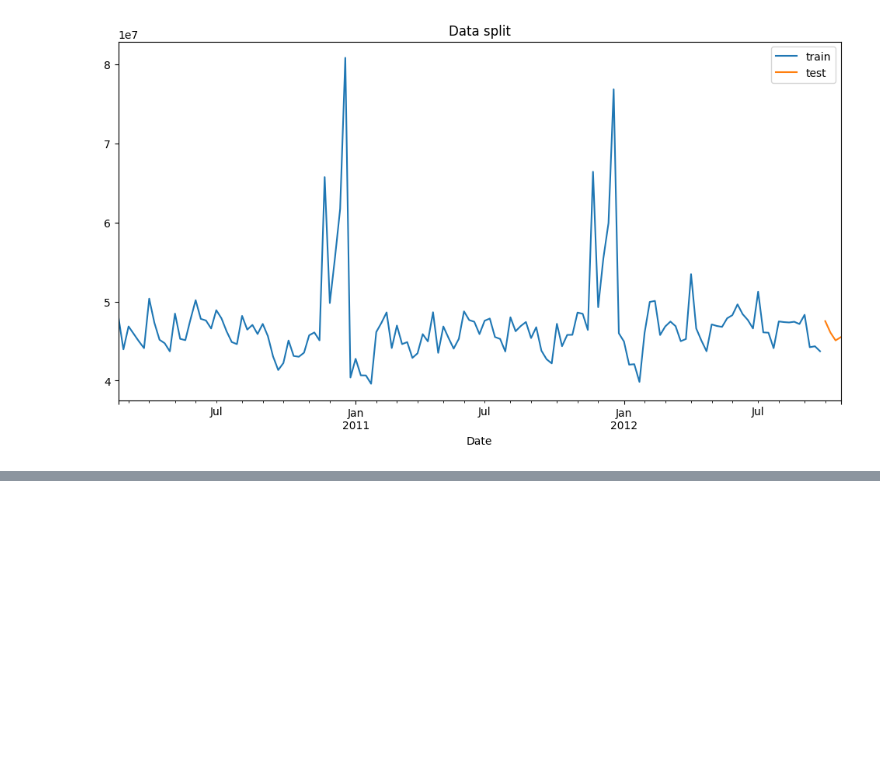
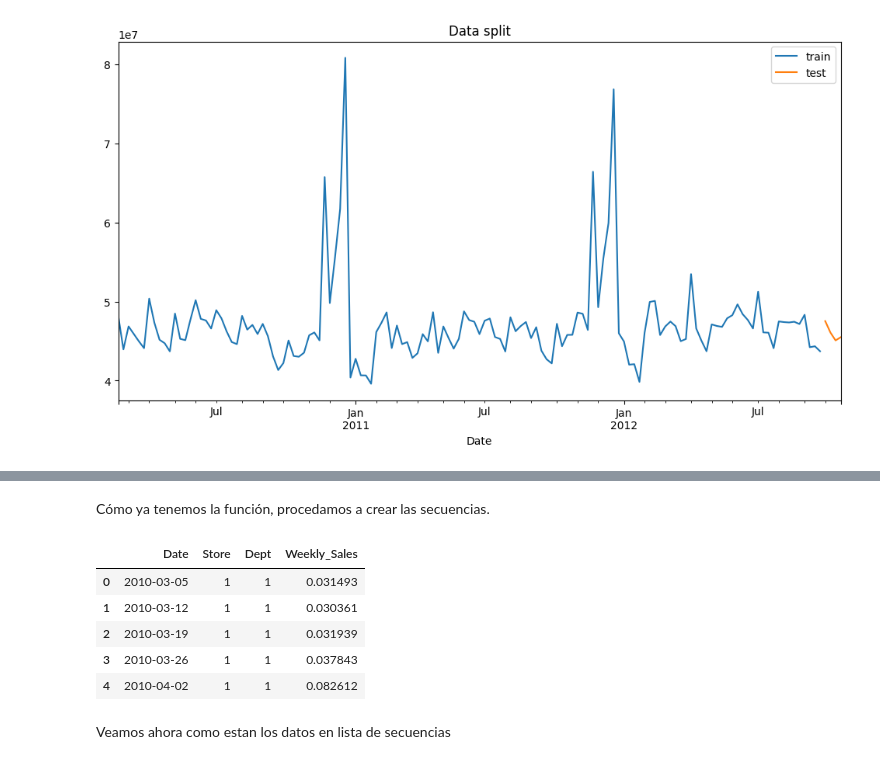
Before and after one commit to luiscxz/To_linkedIn, a Jupyter notebook: Walmart_Sales_deep_learnig.ipynb, the cells around one changed output, grey strips where cells are left out. Drawn from its saved outputs; the diff is of its cells as text; code cells hidden in the pictures; blank space fills up the shorter version.

```diff
--- a/Walmart_Sales_deep_learnig.ipynb
+++ b/Walmart_Sales_deep_learnig.ipynb
@@ -603,0 +649,38 @@ plt.show()
+# %%
+def crear_secuencia(data, time_steps,drop_cols):
+    sequecias = []
+    output_list =[]
+    for seq, df  in data.groupby(["Store","Dept"]):
+        process_df = df.reset_index(drop=True)               # Reseteamos el index del dataframe
+        features = process_df.drop(columns=drop_cols).values # Eliminamos las columnas que no se usaran como entradas
+        targets = process_df["Weekly_Sales"].values           # Columna objetivo
+        # ciclo for para crear las secuencias
+        for i in range(len(df)-time_steps):
+            feature = features[i:(i+time_steps)]             # hacemos un desplazamiento de la posición actual i + time_step
+            target = targets[i+time_steps]                   # el objetivo será el escalar qué esté en la posición i + time_steps
+            sequecias.append((feature,target))               # Guarda la secuencia y el target en una lista
+            output_list.append({
+                'Date':df.index[i+time_steps],
+                'Store':df['Store'].iloc[i+time_steps],
+                'Dept': df['Dept'].iloc[i+time_steps],
+                'Weekly_Sales': df['Weekly_Sales'].iloc[i+time_steps]
+            })
+    return sequecias, output_list
+# %% [markdown]
+Cómo ya tenemos la función, procedamos a crear las secuencias.
+# %%
+time_steps = 2  # para la creación de la secuencia solo avanzará dos pasos
+drop_cols = ["Store", "Dept", "Weekly_Sales_lag1", "Weekly_Sales_lag2"]
+sequences, output_list = crear_secuencia(tr_df_sc, time_steps, drop_cols)
+output = pd.DataFrame(output_list)
+# %%
+output.head()
+# %% [output]
+|  | Date | Store | Dept | Weekly_Sales |
+| 0 | 2010-03-05 | 1 | 1 | 0.031493 |
+| 1 | 2010-03-12 | 1 | 1 | 0.030361 |
+| 2 | 2010-03-19 | 1 | 1 | 0.031939 |
+| 3 | 2010-03-26 | 1 | 1 | 0.037843 |
+| 4 | 2010-04-02 | 1 | 1 | 0.082612 |
+# %% [markdown]
+Veamos ahora como estan los datos en lista de secuencias
```
Also changed, not shown: parts of 10 cells of this notebook.
